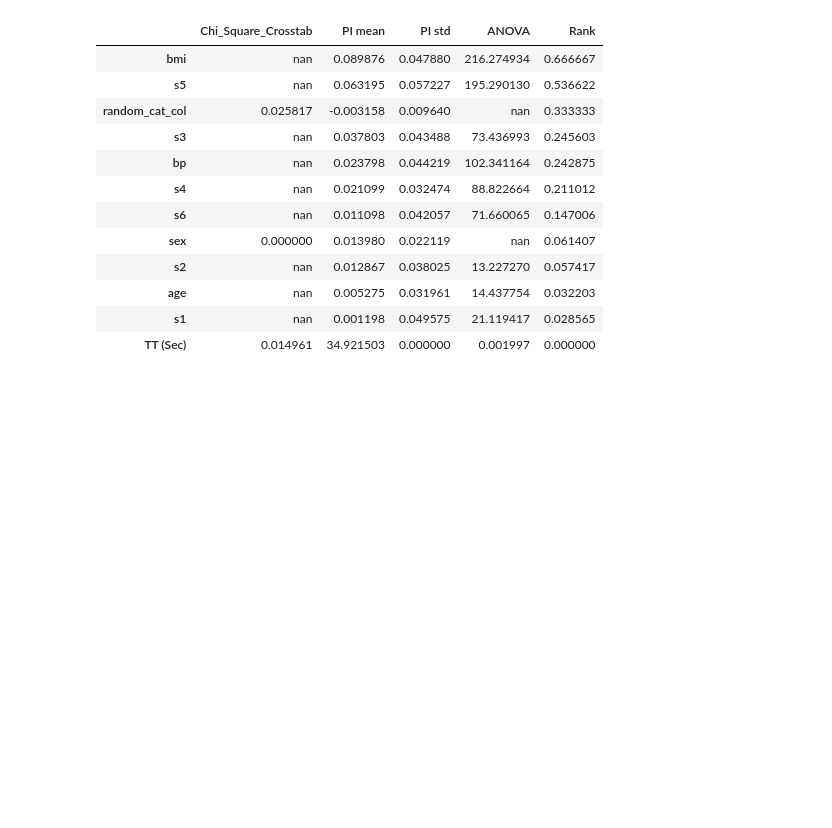
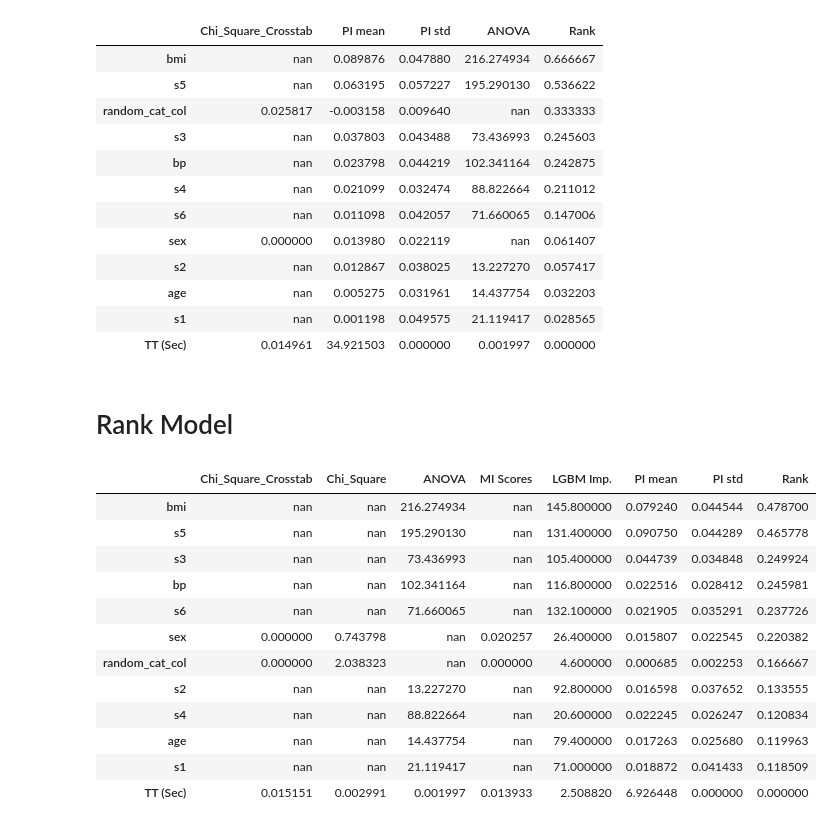
Before and after one commit to Hasan-Basri-Akcay/featimp, a Jupyter notebook: featimp_demo.ipynb, the cells around one changed output. Drawn from its saved outputs; the diff is of its cells as text; code cells hidden in the pictures; blank space fills up the shorter version.

```diff
--- a/featimp_demo.ipynb
+++ b/featimp_demo.ipynb
@@ -379,3 +379,23 @@ fi_df.style.background_gradient(cmap=cm)
 | age | nan | 0.005275 | 0.031961 | 14.437754 | 0.032203 |
 | s1 | nan | 0.001198 | 0.049575 | 21.119417 | 0.028565 |
 | TT (Sec) | 0.014961 | 34.921503 | 0.000000 | 0.001997 | 0.000000 |
+# %% [markdown]
+# Rank Model
+# %%
+from sklearn.preprocessing import MinMaxScaler
+fi_df = get_feature_importances(data=df_diabetes, num_features=num_features, cat_features=cat_features, target='target_clf', task='clf_multiable', method='all', rank_model=MinMaxScaler())
+fi_df.style.background_gradient(cmap=cm)
+# %% [output]
+|  | Chi_Square_Crosstab | Chi_Square | ANOVA | MI Scores | LGBM Imp. | PI mean | PI std | Rank |
+| bmi | nan | nan | 216.274934 | nan | 145.800000 | 0.079240 | 0.044544 | 0.478700 |
+| s5 | nan | nan | 195.290130 | nan | 131.400000 | 0.090750 | 0.044289 | 0.465778 |
+| s3 | nan | nan | 73.436993 | nan | 105.400000 | 0.044739 | 0.034848 | 0.249924 |
+| bp | nan | nan | 102.341164 | nan | 116.800000 | 0.022516 | 0.028412 | 0.245981 |
+| s6 | nan | nan | 71.660065 | nan | 132.100000 | 0.021905 | 0.035291 | 0.237726 |
+| sex | 0.000000 | 0.743798 | nan | 0.020257 | 26.400000 | 0.015807 | 0.022545 | 0.220382 |
+| random_cat_col | 0.000000 | 2.038323 | nan | 0.000000 | 4.600000 | 0.000685 | 0.002253 | 0.166667 |
+| s2 | nan | nan | 13.227270 | nan | 92.800000 | 0.016598 | 0.037652 | 0.133555 |
+| s4 | nan | nan | 88.822664 | nan | 20.600000 | 0.022245 | 0.026247 | 0.120834 |
+| age | nan | nan | 14.437754 | nan | 79.400000 | 0.017263 | 0.025680 | 0.119963 |
+| s1 | nan | nan | 21.119417 | nan | 71.000000 | 0.018872 | 0.041433 | 0.118509 |
+| TT (Sec) | 0.015151 | 0.002991 | 0.001997 | 0.013933 | 2.508820 | 6.926448 | 0.000000 | 0.000000 |
```
Also changed, not shown: parts of 10 cells of this notebook, 3 other files.
